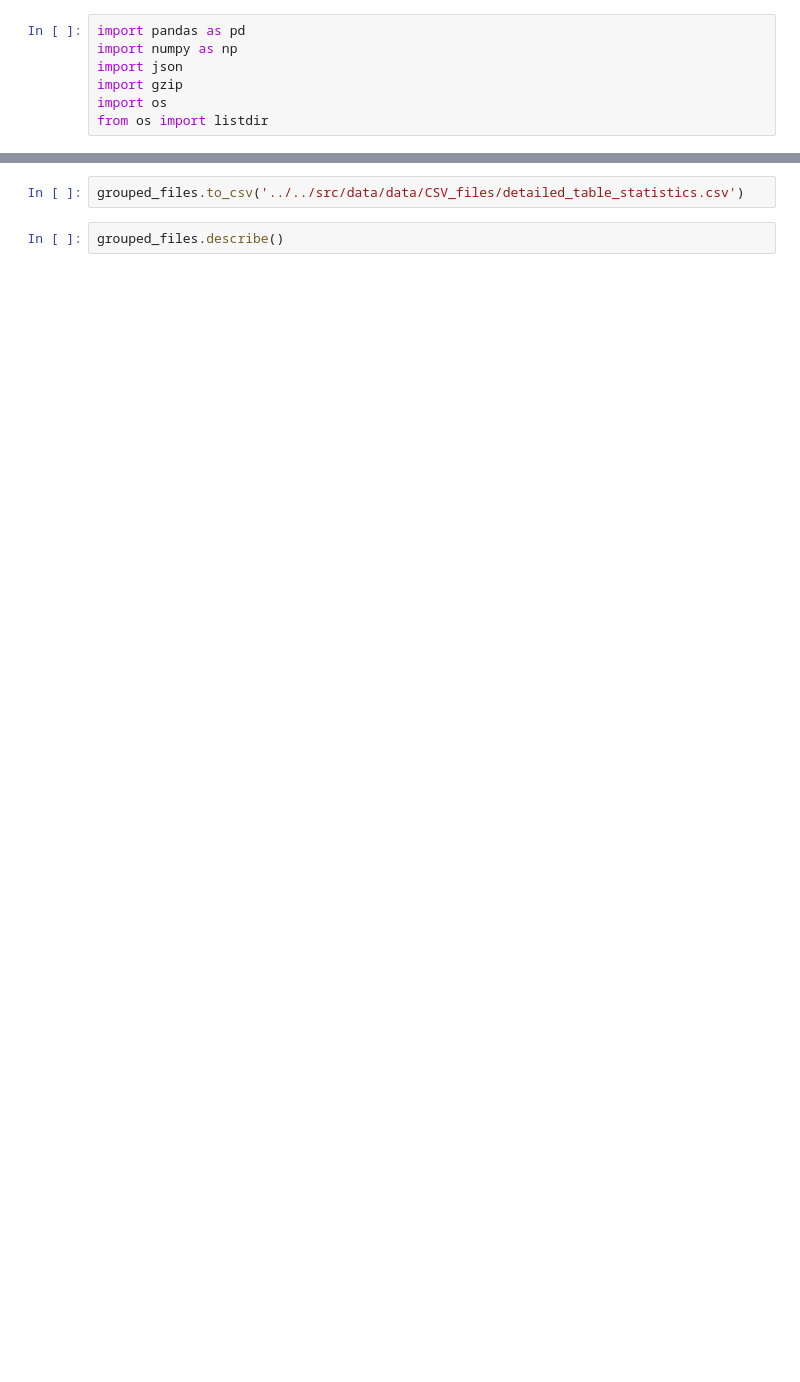
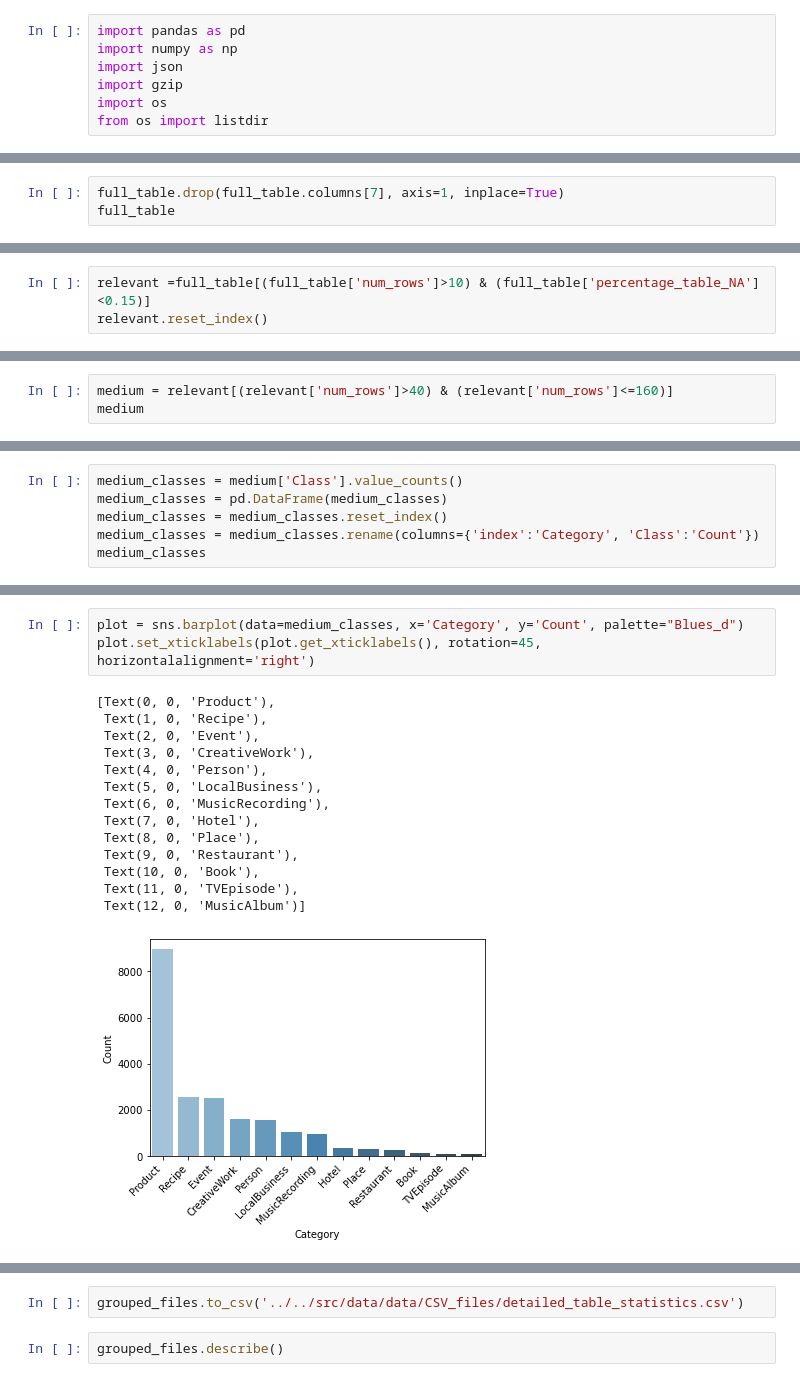
Before and after one commit to NiklasSabel/data_integration_using_deep_learning, a Jupyter notebook: notebooks/Schema/distribute_tables_jh.ipynb, the cells around one changed output, grey strips where cells are left out. Drawn from its saved outputs; the diff is of its cells as text; blank space fills up the shorter version.

```diff
--- a/notebooks/Schema/distribute_tables_jh.ipynb
+++ b/notebooks/Schema/distribute_tables_jh.ipynb
@@ -41,0 +49,3 @@ Name: columns, Length: 459247, dtype: object
+# %%
+full_table.drop(full_table.columns[7], axis=1, inplace=True)
+full_table
@@ -41,0 +82,3 @@ Name: columns, Length: 459247, dtype: object
+# %%
+relevant =full_table[(full_table['num_rows']>10) & (full_table['percentage_table_NA']<0.15)]
+relevant.reset_index()
@@ -41,0 +119,3 @@ Name: columns, Length: 459247, dtype: object
+# %%
+medium = relevant[(relevant['num_rows']>40) & (relevant['num_rows']<=160)]
+medium
@@ -41,0 +197,6 @@ Name: columns, Length: 459247, dtype: object
+# %%
+medium_classes = medium['Class'].value_counts()
+medium_classes = pd.DataFrame(medium_classes)
+medium_classes = medium_classes.reset_index()
+medium_classes = medium_classes.rename(columns={'index':'Category', 'Class':'Count'})
+medium_classes
@@ -41,0 +218,18 @@ Name: columns, Length: 459247, dtype: object
+# %%
+plot = sns.barplot(data=medium_classes, x='Category', y='Count', palette="Blues_d")
+plot.set_xticklabels(plot.get_xticklabels(), rotation=45, horizontalalignment='right')
+# %% [output]
+[Text(0, 0, 'Product'),
+ Text(1, 0, 'Recipe'),
+ Text(2, 0, 'Event'),
+ Text(3, 0, 'CreativeWork'),
+ Text(4, 0, 'Person'),
+ Text(5, 0, 'LocalBusiness'),
+ Text(6, 0, 'MusicRecording'),
+ Text(7, 0, 'Hotel'),
+ Text(8, 0, 'Place'),
+ Text(9, 0, 'Restaurant'),
+ Text(10, 0, 'Book'),
+ Text(11, 0, 'TVEpisode'),
+ Text(12, 0, 'MusicAlbum')]
+[figure, added]
```
Also changed, not shown: parts of 17 cells of this notebook.
